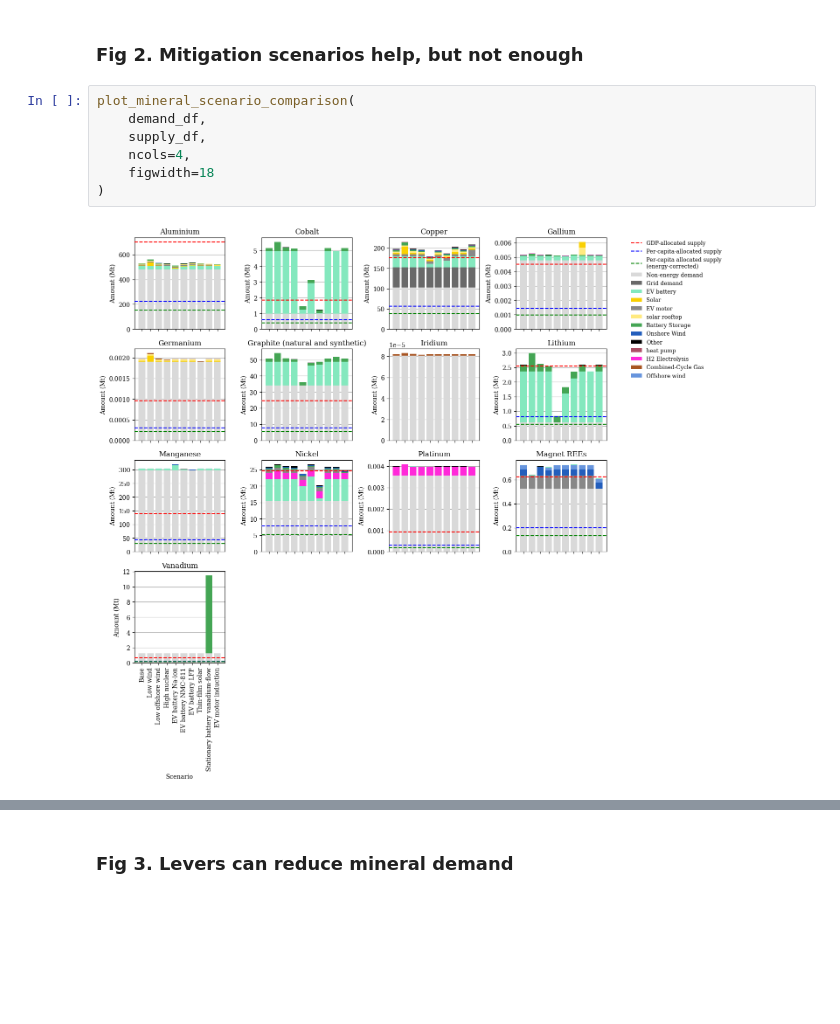
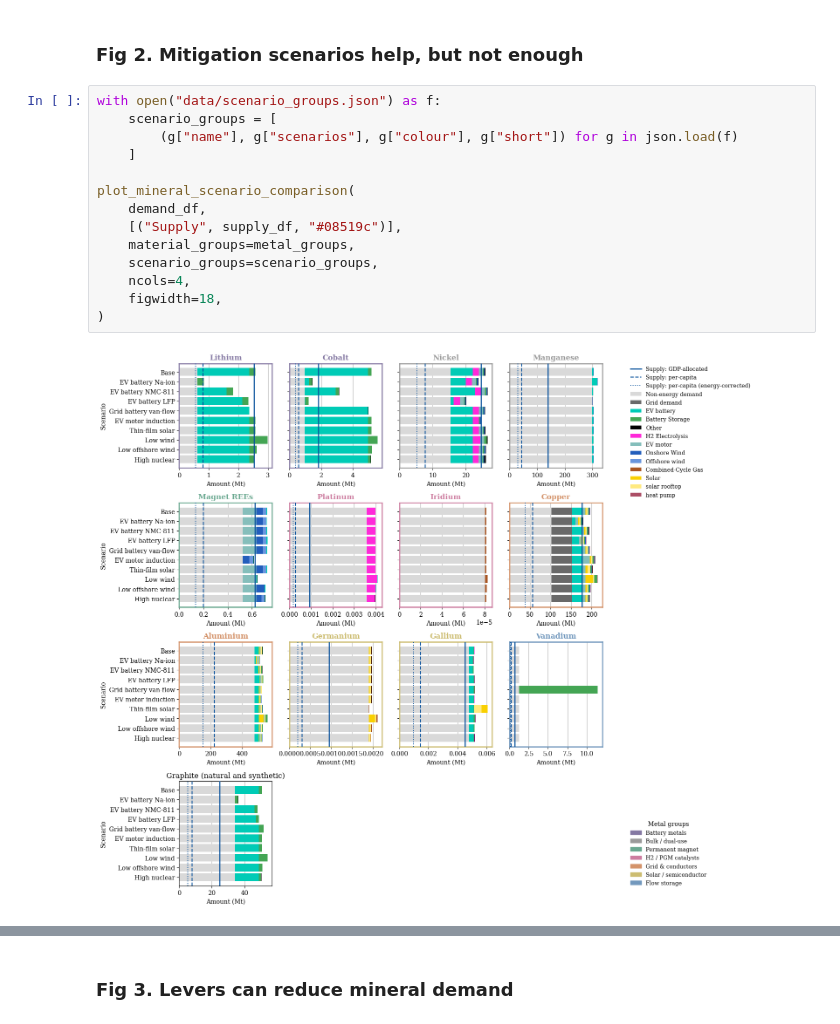
Before and after one commit to ayshaC/pypsa-eur, a Jupyter notebook: analysis/mineral_analysis.ipynb, the cells around one changed output, grey strips where cells are left out. Saved outputs shown, nothing was run; the diff lists cells and outputs as text; blank space fills up the shorter version.

```diff
--- a/analysis/mineral_analysis.ipynb
+++ b/analysis/mineral_analysis.ipynb
@@ -1604,11 +1623,18 @@ plot_mineral_supply_demand(
 # %% [markdown]
 ### Fig 2. Mitigation scenarios help, but not enough
-# %%
-plot_mineral_scenario_comparison(
-    demand_df,
-    supply_df,
-    ncols=4,
-    figwidth=18
-)
-# %% [output]
-[figure, removed]
+# %%
+with open("data/scenario_groups.json") as f:
+    scenario_groups = [
+        (g["name"], g["scenarios"], g["colour"], g["short"]) for g in json.load(f)
+    ]
+
+plot_mineral_scenario_comparison(
+    demand_df,
+    [("Supply", supply_df, "#08519c")],
+    material_groups=metal_groups,
+    scenario_groups=scenario_groups,
+    ncols=4,
+    figwidth=18,
+)
+# %% [output]
+[figure, added]
```
Also changed, not shown: parts of 14 cells of this notebook.
